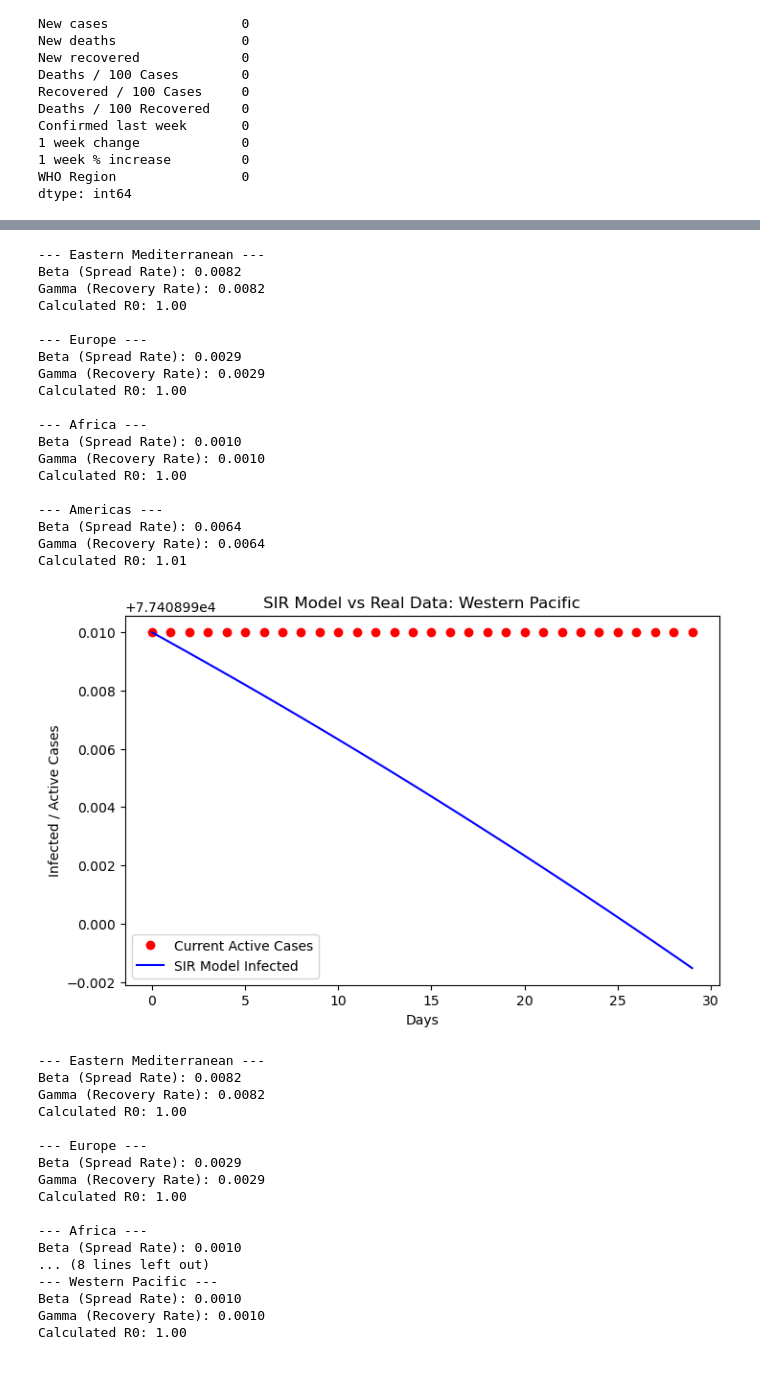
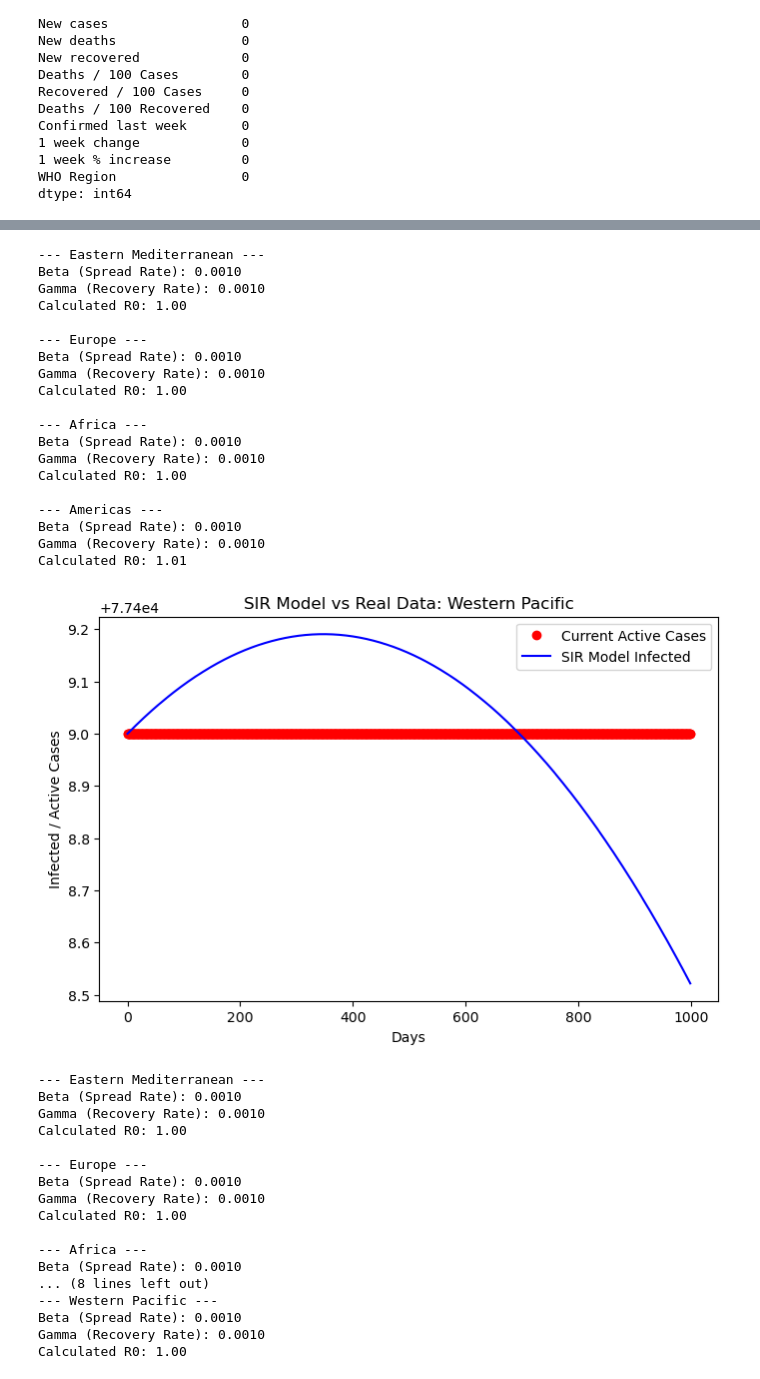
Before and after one commit to Imani-hub-pixel/AI-and-ML-Udemy-course, a Jupyter notebook: Scientific computing project/covid-19 spread.ipynb, the cells around one changed output, grey strips where cells are left out. Cells and saved outputs as stored; diff of their text form; code cells hidden in the pictures.

```diff
--- a/Scientific computing project/covid-19 spread.ipynb
+++ b/Scientific computing project/covid-19 spread.ipynb
@@ -86,7 +86,7 @@ for continent in continents:
     y_removed = (continent_data['Recovered'].sum() + continent_data['Deaths'].sum())
 
     # Simulation days
-    days = np.arange(30)
+    days = np.arange(1000)
 
     # Population
     N = continent_populations.get(continent, 1_000_000_000)
@@ -168,31 +168,31 @@ Calculated R0: 1.00
 --- Eastern Mediterranean ---
-Beta (Spread Rate): 0.0082
-Gamma (Recovery Rate): 0.0082
+Beta (Spread Rate): 0.0010
+Gamma (Recovery Rate): 0.0010
 Calculated R0: 1.00
 
 --- Europe ---
-Beta (Spread Rate): 0.0029
-Gamma (Recovery Rate): 0.0029
+Beta (Spread Rate): 0.0010
+Gamma (Recovery Rate): 0.0010
 Calculated R0: 1.00
 
 --- Africa ---
 Beta (Spread Rate): 0.0010
 Gamma (Recovery Rate): 0.0010
 Calculated R0: 1.00
 
 --- Americas ---
-Beta (Spread Rate): 0.0064
-Gamma (Recovery Rate): 0.0064
+Beta (Spread Rate): 0.0010
+Gamma (Recovery Rate): 0.0010
 Calculated R0: 1.01
-[figure, old version]
+[figure, new version]
 --- Eastern Mediterranean ---
-Beta (Spread Rate): 0.0082
-Gamma (Recovery Rate): 0.0082
+Beta (Spread Rate): 0.0010
+Gamma (Recovery Rate): 0.0010
 Calculated R0: 1.00
 
 --- Europe ---
-Beta (Spread Rate): 0.0029
-Gamma (Recovery Rate): 0.0029
+Beta (Spread Rate): 0.0010
+Gamma (Recovery Rate): 0.0010
 Calculated R0: 1.00
 
 --- Africa ---
```
Also changed, not shown: parts of 1 cell of this notebook, 1 other file.
